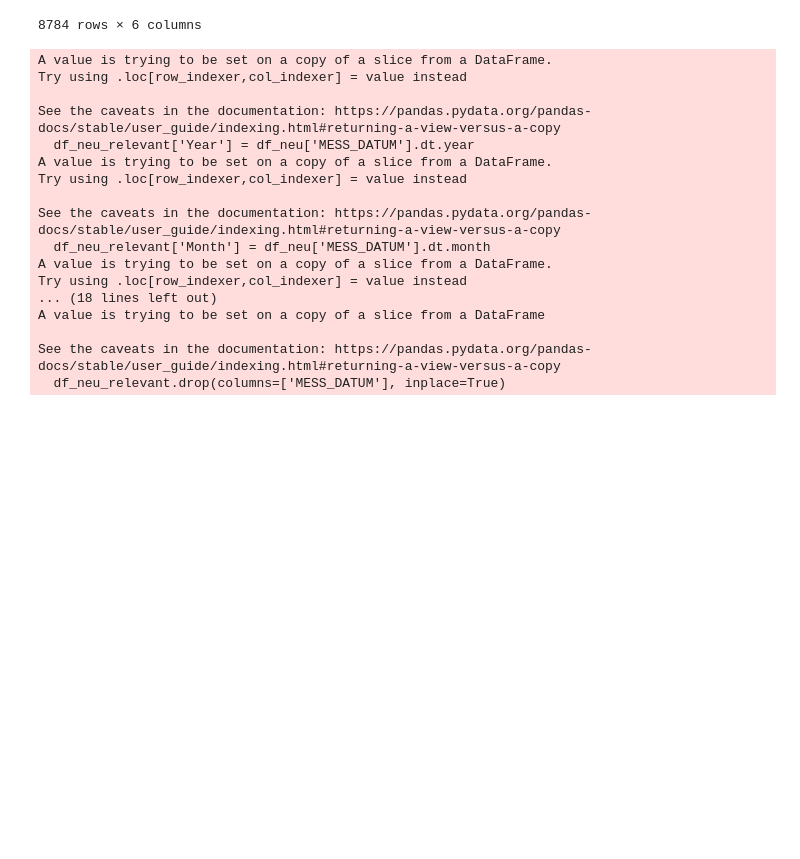
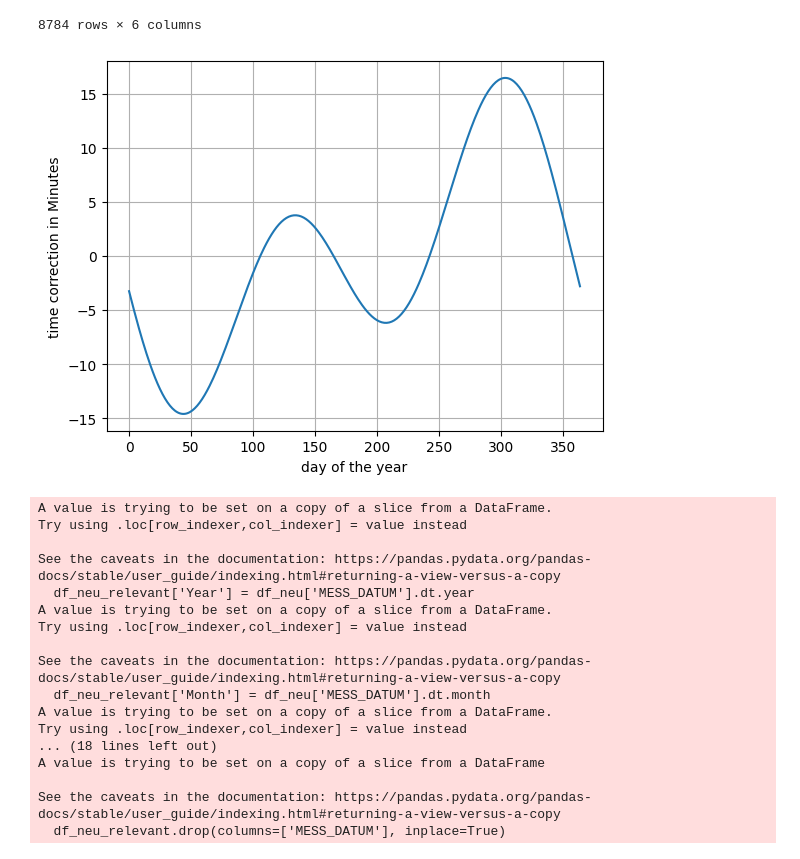
Before and after one commit to CasGross/work_things_at_Kraftwerk, a Jupyter notebook: Wetterzeitreihen/dwd_to_csv_quick.ipynb, the cells around one changed output. Drawn from its saved outputs; the diff is of its cells as text; code cells hidden in the pictures; blank space fills up the shorter version.

Commit message:
timeshift_UTC_to_WOZ
calculated the timeshift_UTC_to_WOZ variable.
still needs conversion

```diff
--- a/Wetterzeitreihen/dwd_to_csv_quick.ipynb
+++ b/Wetterzeitreihen/dwd_to_csv_quick.ipynb
@@ -105,6 +105,31 @@ df_neu_tamb
 
 energy_to_power_15min = (100^2)/(60*15) # J/cm^2 to W/m^2 [15min]
 energy_to_power_1h    = (100^2)/(60^2) # J/cm^2 to W/m^2 [1h] # später addiere ich ja werte und teile sie durch 4 --> braucht nur einen Transition Faktor
+# %%
+#timeshift_UTC_to_WOZ
+
+import numpy as np
+import matplotlib.pylab as plt
+
+B = np.zeros(365)
+timeshift_UTC_to_WOZ = np.zeros(365)
+for d in range(365):
+    B[d] = 360/365*(d - 81)
+    timeshift_UTC_to_WOZ[d] = 9.87* np.sin(  np.deg2rad(2*B[d])  ) -   7.53 * np.cos(  np.deg2rad(B[d])  )  - 1.5 * np.sin( np.deg2rad(B[d]) )
+
+
+d = range(365)
+plt.plot(d,timeshift_UTC_to_WOZ)
+plt.ylabel('time correction in Minutes')
+plt.xlabel('day of the year')
+plt.grid('on')
+
+# checkout https://www.pveducation.org/pvcdrom/properties-of-sunlight/solar-time for equation explenation (I used Equation of Time (EoT) for timeshift_UTC_to_WOZ )
+
+# als nächstes muss ich dann bei den Zeitreihen eine neue Spalte einfügen mit WOZ_time
+# WOZ = UTC + timeshift_UTC_to_WOZ
+# %% [output]
+[figure, added]
 # %%
 #df_neu = df_neu.drop(columns=['STATIONS_ID'])
 #df_neu = df_neu.drop(columns=['QN'])
```
Also changed, not shown: parts of 2 cells of this notebook.
